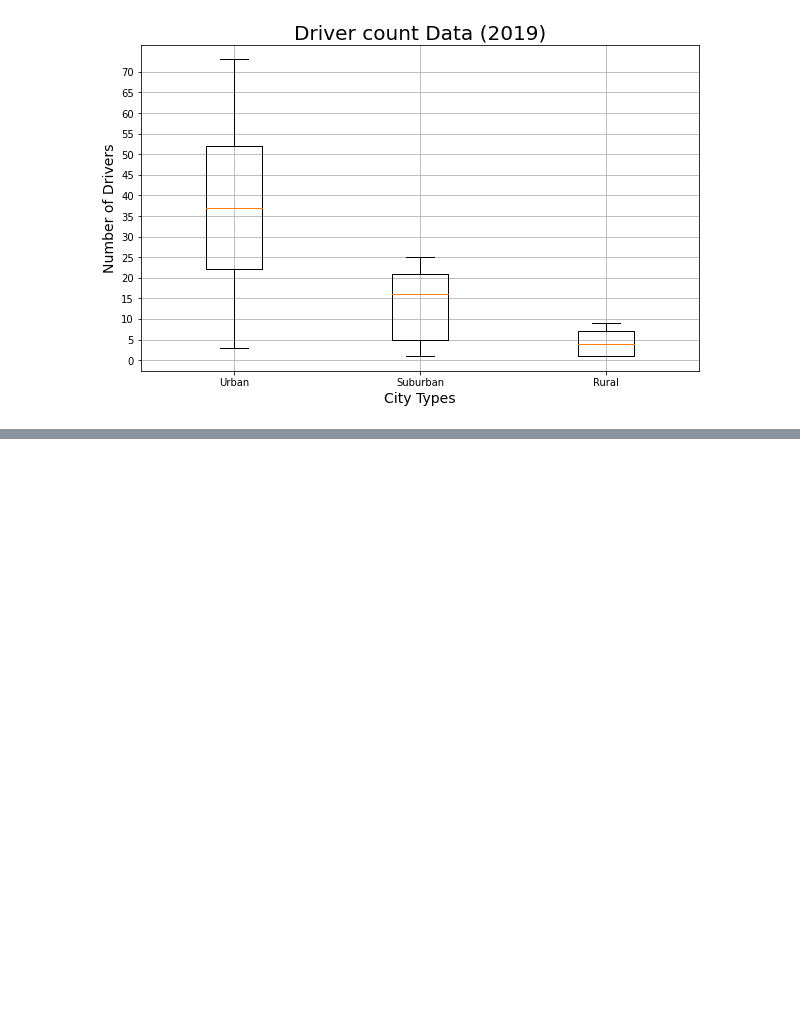
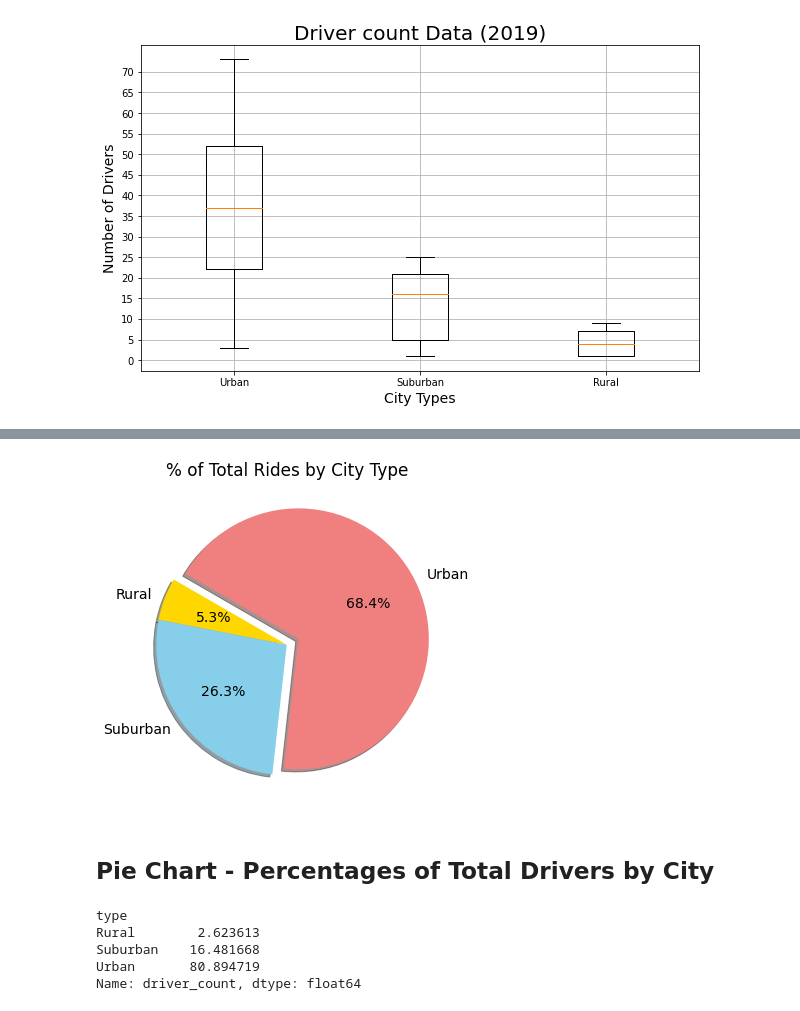
Before and after one commit to pasmi369/PyBer_Analysis, a Jupyter notebook: PyBer.ipynb, the cells around one changed output, grey strips where cells are left out. Saved outputs shown, nothing was run; the diff lists cells and outputs as text; code cells hidden in the pictures; blank space fills up the shorter version.

```diff
--- a/PyBer.ipynb
+++ b/PyBer.ipynb
@@ -1043,0 +1131,3 @@ plt.show()
+# %%
+ride_percents = 100* pyber_data_df.groupby(["type"]).count()["ride_id"]/pyber_data_df["ride_id"].count()
+ride_percents
@@ -1043,0 +1156,26 @@ plt.show()
+# %%
+# Build the percentage of total rides by city type pie chart.
+import matplotlib as mpl
+plt.subplots(figsize=(10,6))
+plt.pie(ride_percents,
+        labels=["Rural","Suburban","Urban"],
+        colors=["gold","skyblue","lightcoral"],
+        explode=[0,0,0.1],startangle=150,
+        shadow=True,autopct='%1.1f%%')
+plt.title('% of Total Rides by City Type')
+mpl.rcParams['font.size']=14
+plt.savefig('analysis/Fig6.png')
+plt.show()
+# %% [output]
+[figure, added]
+# %% [markdown]
+## Pie Chart - Percentages of Total Drivers by City
+# %%
+driver_percents = 100* city_data_df.groupby(["type"]).sum()["driver_count"]/city_data_df["driver_count"].sum()
+driver_percents
+# %% [output]
+type
+Rural        2.623613
+Suburban    16.481668
+Urban       80.894719
+Name: driver_count, dtype: float64
```
Also changed, not shown: parts of 28 cells of this notebook, 3 other files.
